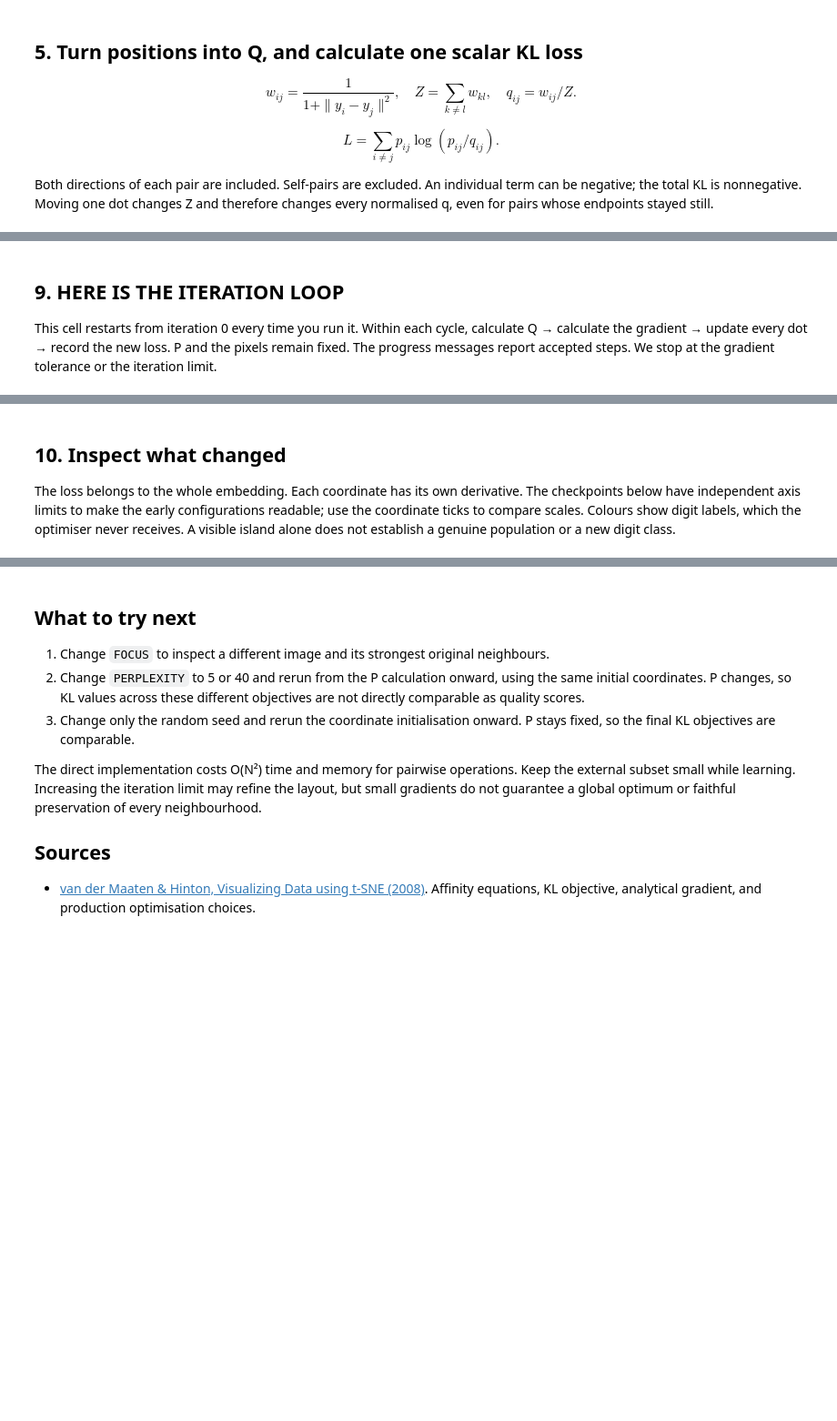
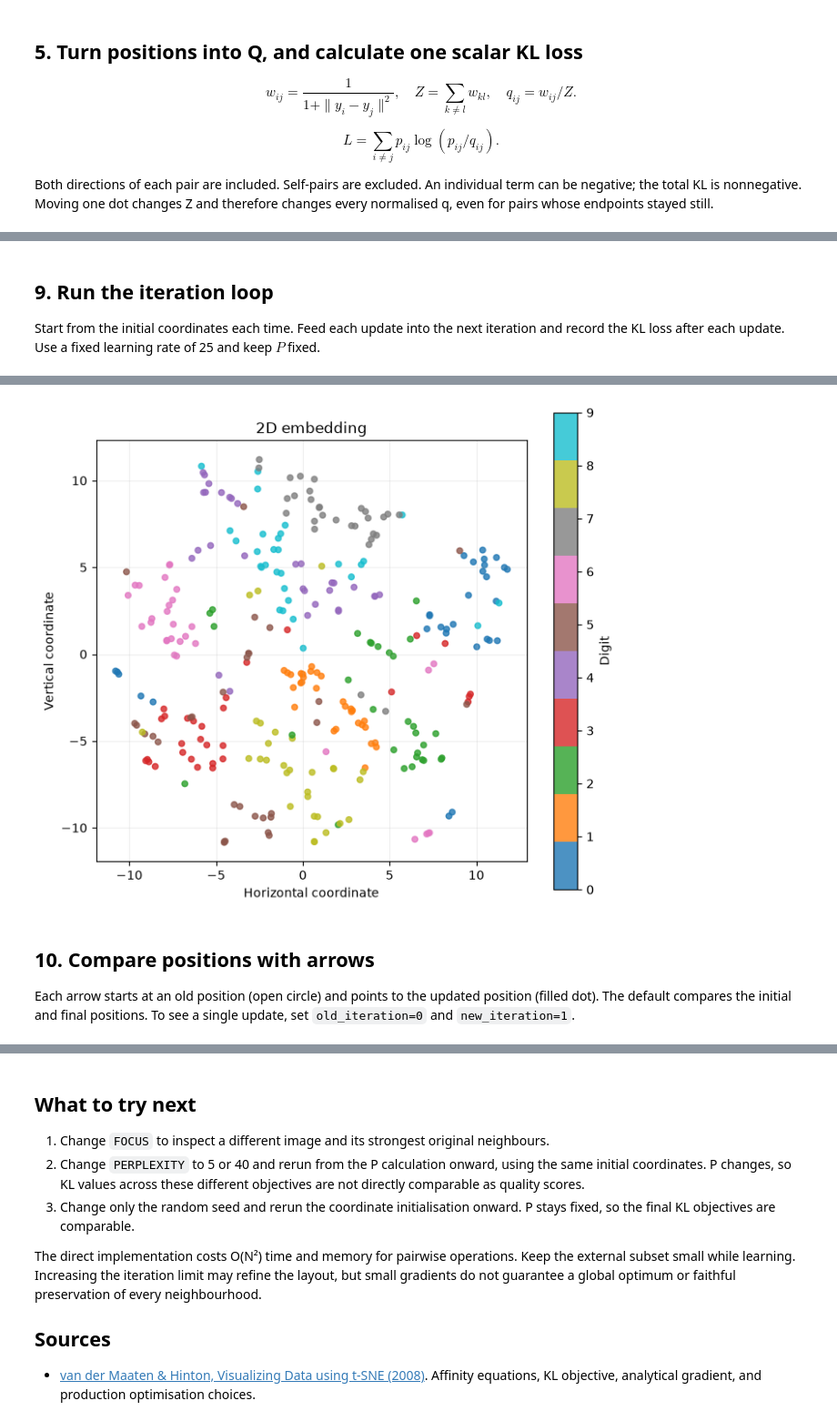
Before and after one commit to ErrorneousSyntax/Coe_t-SNE_Research_Project, a Jupyter notebook: MNIST_tSNE_Step_by_Step.ipynb, the cells around one changed output, grey strips where cells are left out. Shown at 91% size. Drawn from its saved outputs; the diff is of its cells as text; code cells hidden in the pictures; blank space fills up the shorter version.

```diff
--- a/MNIST_tSNE_Step_by_Step.ipynb
+++ b/MNIST_tSNE_Step_by_Step.ipynb
@@ -394,4 +474,33 @@ All coordinates move using gradients calculated at the old positions. The line s
 # %% [markdown]
-## 9. HERE IS THE ITERATION LOOP
+## 9. Run the iteration loop
 
-This cell restarts from iteration 0 every time you run it. Within each cycle, calculate Q → calculate the gradient → update every dot → record the new loss. P and the pixels remain fixed. The progress messages report accepted steps. We stop at the gradient tolerance or the iteration limit.
+Start from the initial coordinates each time. Feed each update into the next iteration and record the KL loss after each update. Use a fixed learning rate of 25 and keep $P$ fixed.
+# %%
+def basic_iteration(Y_initial, P, iterations=1000, nu=25, *, save_positions=False):
+    """Return the final embedding, KL history, and optionally the position history."""
+    Y = Y_initial.copy()
+    positions = [Y.copy()] if save_positions else None
+    mask = P > 0
+    probabilities = P[mask]
+    Q, _ = map_affinities_2d(Y)
+    losses = [np.sum(probabilities * np.log(probabilities / Q[mask]))]
+
+    for _ in range(iterations):
+        Y = update_2d(Y, P, nu=nu)
+        Q, _ = map_affinities_2d(Y)
+        loss = np.sum(probabilities * np.log(probabilities / Q[mask]))
+        losses.append(loss)
+        if save_positions:
+            positions.append(Y.copy())
+
+    if save_positions:
+        return Y, np.array(losses), np.stack(positions)
+    return Y, np.array(losses)
+
+
+Y_final, kl_history, position_history = basic_iteration(Y_initial, P, save_positions=True)
+print("Updates:", len(kl_history) - 1)
+print("Initial KL loss:", kl_history[0])
+print("Final KL loss:", kl_history[-1])
+plot_2d(Y_final)
+# %% [output]
@@ -398,4 +510,5 @@ This cell restarts from iteration 0 every time you run it. Within each cycle, ca
+[figure, added]
 # %% [markdown]
-## 10. Inspect what changed
+## 10. Compare positions with arrows
 
-The loss belongs to the whole embedding. Each coordinate has its own derivative. The checkpoints below have independent axis limits to make the early configurations readable; use the coordinate ticks to compare scales. Colours show digit labels, which the optimiser never receives. A visible island alone does not establish a genuine population or a new digit class.
+Each arrow starts at an old position (open circle) and points to the updated position (filled dot). The default compares the initial and final positions. To see a single update, set `old_iteration=0` and `new_iteration=1`.
```
Also changed, not shown: parts of 17 cells of this notebook.
